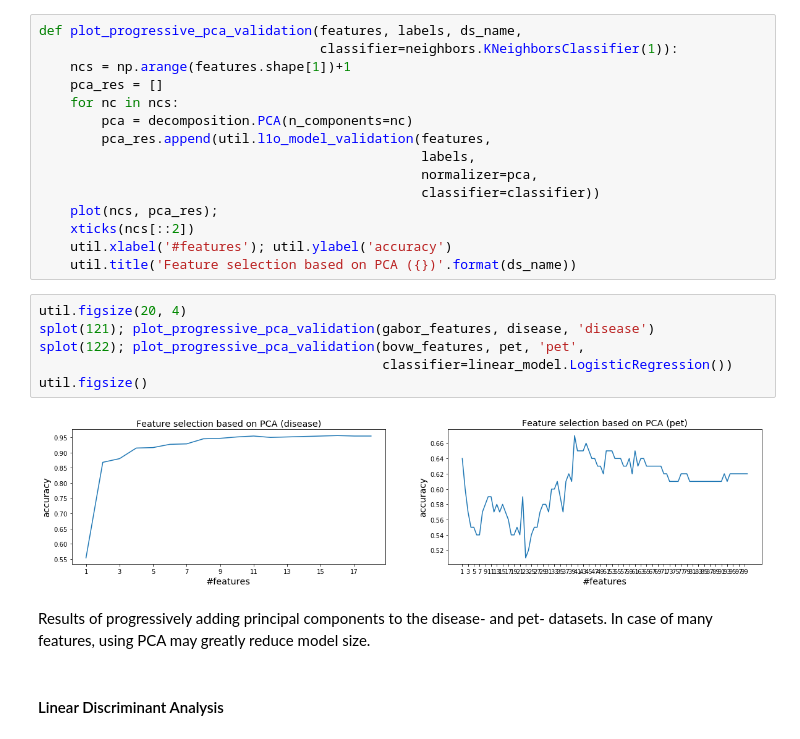
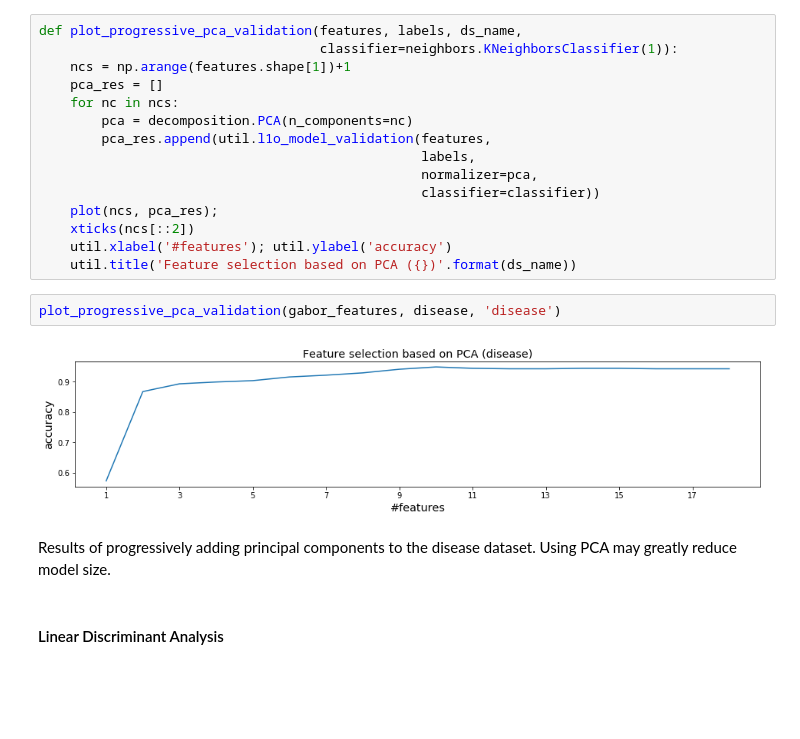
Before and after one commit to godatadriven/ddsw-2018-dsp-workshop, a Jupyter notebook: feature-learning.ipynb, the cells around one changed output. Saved outputs shown, nothing was run; the diff lists cells and outputs as text; blank space fills up the shorter version.

```diff
--- a/feature-learning.ipynb
+++ b/feature-learning.ipynb
@@ -59,16 +59,12 @@ def plot_progressive_pca_validation(features, labels, ds_name,
     xticks(ncs[::2])
     util.xlabel('#features'); util.ylabel('accuracy')
     util.title('Feature selection based on PCA ({})'.format(ds_name))
-# %%
-util.figsize(20, 4)
-splot(121); plot_progressive_pca_validation(gabor_features, disease, 'disease')
-splot(122); plot_progressive_pca_validation(bovw_features, pet, 'pet',
-                                            classifier=linear_model.LogisticRegression())
-util.figsize()
-# %% [output]
-[figure, removed]
+# %%
+plot_progressive_pca_validation(gabor_features, disease, 'disease')
+# %% [output]
+[figure, added]
 # %% [markdown]
-Results of progressively adding principal components to the disease- and pet- datasets. In case of many features, using PCA may greatly reduce model size.
+Results of progressively adding principal components to the disease dataset. Using PCA may greatly reduce model size.
 # %% [markdown]
 #### Linear Discriminant Analysis
 # %%
```
Also changed, not shown: parts of 4 cells of this notebook, 33 other files.
